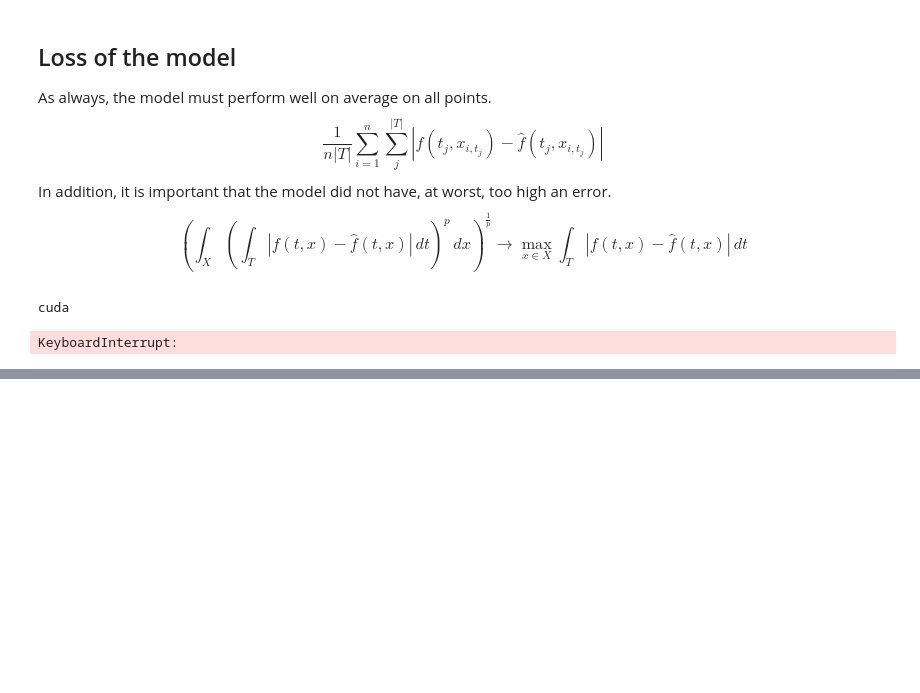
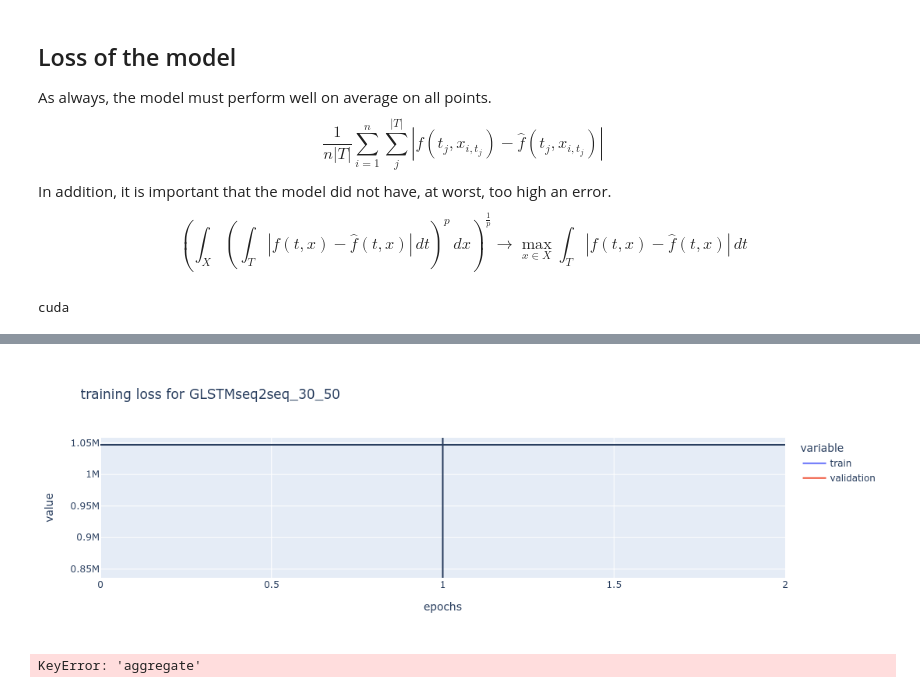
Before and after one commit to Kellog99/GNN, a Jupyter notebook: notebook/GCN-LSTM-seq2seq.ipynb, the cells around one changed output, grey strips where cells are left out. Drawn from its saved outputs; the diff is of its cells as text; code cells hidden in the pictures; blank space fills up the shorter version.

```diff
--- a/notebook/GCN-LSTM-seq2seq.ipynb
+++ b/notebook/GCN-LSTM-seq2seq.ipynb
@@ -31,7 +33,7 @@ if 'epochs' in config_env['setting'].keys():
 # %%
 past_step = config['setting']['past_step']
 future_step = config['setting']['future_step']
-batch_size= 4#config['setting']['batch_size']
+batch_size= 16#config['setting']['batch_size']
 
 with open(os.path.join(config['paths']['data'], config['setting']['dataset'], f"{past_step}_{future_step}.pkl"), 'rb') as f:
     dataset = pickle.load(f)
@@ -41,8 +43,8 @@ df_train, df_val = torch.utils.data.random_split(dataset=dataset, lengths = [len
 dl_train = DataLoader(dataset=df_train, batch_size=batch_size, shuffle=True)
 dl_val = DataLoader(dataset=df_val, batch_size=batch_size, shuffle=True)
 x_past, x_fut, y, adj = next(iter(dl_train))
-config['setting']['in_feat_past'] = x_past.shape[-1]
-config['setting']['in_feat_future'] = x_fut.shape[-1]
+config['dataset']['in_feat_past'] = x_past.shape[-1]
+config['dataset']['in_feat_future'] = x_fut.shape[-1]
 print(x_past.shape)
 print(x_fut.shape)
 print(y.shape)
@@ -154,7 +156,6 @@ class GCN_LSTMseq2seq(torch.nn.Module):
                  dropout: float = 0.1,
                  dim_categorical_past:int = 64,
                  dim_categorical_future:int = 128,
-                 concat:bool = True,
                  num_layer_gnn_past:int = 1,
                  num_layer_gnn_future:int = 1,
                  out_gnn: int = 128,
@@ -183,6 +184,7 @@ class GCN_LSTMseq2seq(torch.nn.Module):
                                                     dim_categorical = dim_categorical_future)
 
         in_feat_preprocessing_past = in_feat_past + dim_categorical_past - len(categorical_past)
+
         self.pre_processing_past = pre_processing(in_feat = in_feat_preprocessing_past,
                                                  out_feat = out_preprocess,
                                                  dropout = dropout)
@@ -249,13 +251,18 @@ class GCN_LSTMseq2seq(torch.nn.Module):
         return out
 
 device = torch.device("cpu")
-model = GCN_LSTMseq2seq(in_feat_past = config['setting']['in_feat_past'],
-                        in_feat_fut = config['setting']['in_feat_future'],
-                        past = past_step,
-                        future = future_step,
-                        categorical_past = config['categorical'][config['setting']['dataset']]['past'],
-                        categorical_future = config['categorical'][config['setting']['dataset']]['future'],
-                        device = device).to(device)
+model = GCN_LSTMseq2seq(in_feat_past = config['dataset']['in_feat_past'],
+                            in_feat_fut = config['dataset']['in_feat_future'],
+                            past = past_step,
+                            future = future_step,
+                            dropout = config['model']['dropout'],
+                            num_layer_gnn_past = config['model']['num_layer_gnn_past'],
+                            num_layer_gnn_future = config['model']['num_layer_gnn_future'],
+                            categorical_past = config['categorical'][config['setting']['dataset']]['past'],
+                            categorical_future = config['categorical'][config['setting']['dataset']]['future'],
+                            device = device).to(device)
+# PATH = os.path.join(config['paths']['models'], f"{id_model}_{past_step}_{future_step}.pt")
+# model.load_state_dict(torch.load(PATH))
 yh = model(x_past.to(model.device),x_fut.to(model.device), adj[0].to(model.device))
 yh.shape
 # %% [output]
@@ -274,7 +285,7 @@ $$
 #device = torch.device("cpu")
 device = torch.device("cuda" if torch.cuda.is_available() else "cpu")
 print(device)
-model = GLSTMseq2seq(in_feat_past = config['setting']['in_feat_past'],
+model = GCN_LSTMseq2seq(in_feat_past = config['setting']['in_feat_past'],
                         in_feat_fut = config['setting']['in_feat_future'],
                         past = past_step,
                         future = future_step,
@@ -284,7 +295,7 @@ model = GLSTMseq2seq(in_feat_past = config['setting']['in_feat_past'],
 optimizer = optim.Adam(model.parameters(),
                        lr = 1e-3,
                        weight_decay=2e-4)
-def linfty(y, yh, gamma = 1.0, alpha=1e-1, beta=1e-0):
+def linfty(y, yh, gamma = 1.0, alpha=1e-2, beta=1e-0):
     out = 0.5*F.l1_loss(y,yh, reduction = "mean")
     out += gamma*F.mse_loss(y,yh, reduction = "mean")
     out += alpha*torch.max(torch.abs(y-yh))
@@ -301,8 +312,6 @@ trainer = Trainer(model = model.to(device),
                   loss_function = linfty)
 
 trainer.fit(train_loader=dl_train, val_loader=dl_val, epochs=1)
-# %% [output]
-KeyboardInterrupt:
 # %%
 def plot(model,
          config,
@@ -375,7 +384,8 @@ def plot(model,
 # %%
 plot(model,
      config,
-     loss_training,
-     loss_validation,
+     trainer.loss_train,
+     trainer.loss_val,
      f"GLSTMseq2seq_{past_step}_{future_step}",
      show = True)
+# %% [output]
@@ -381,0 +393,2 @@ plot(model,
+[figure, added]
+KeyError: 'aggregate'
```
Also changed, not shown: parts of 5 cells of this notebook, 13 other files.
